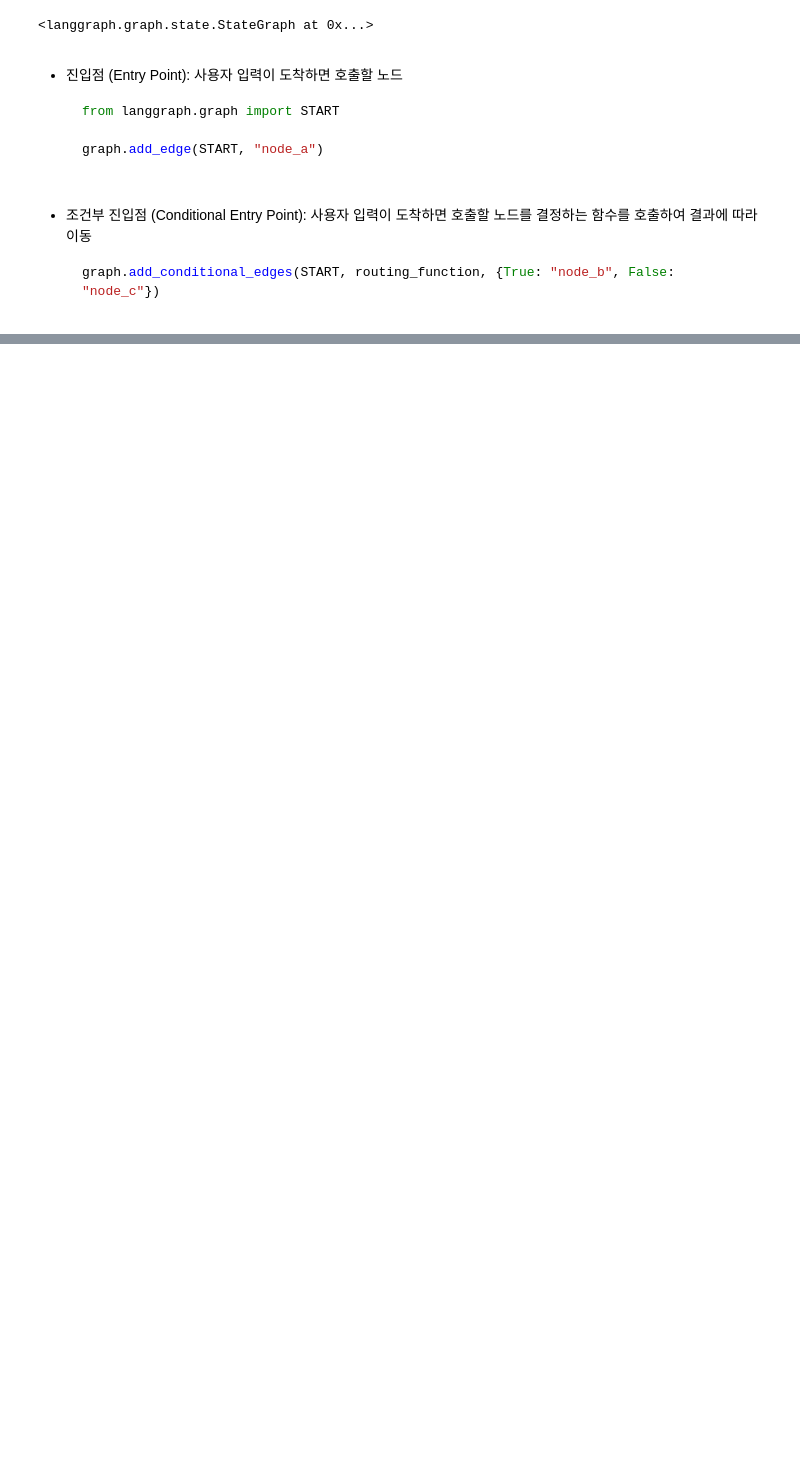
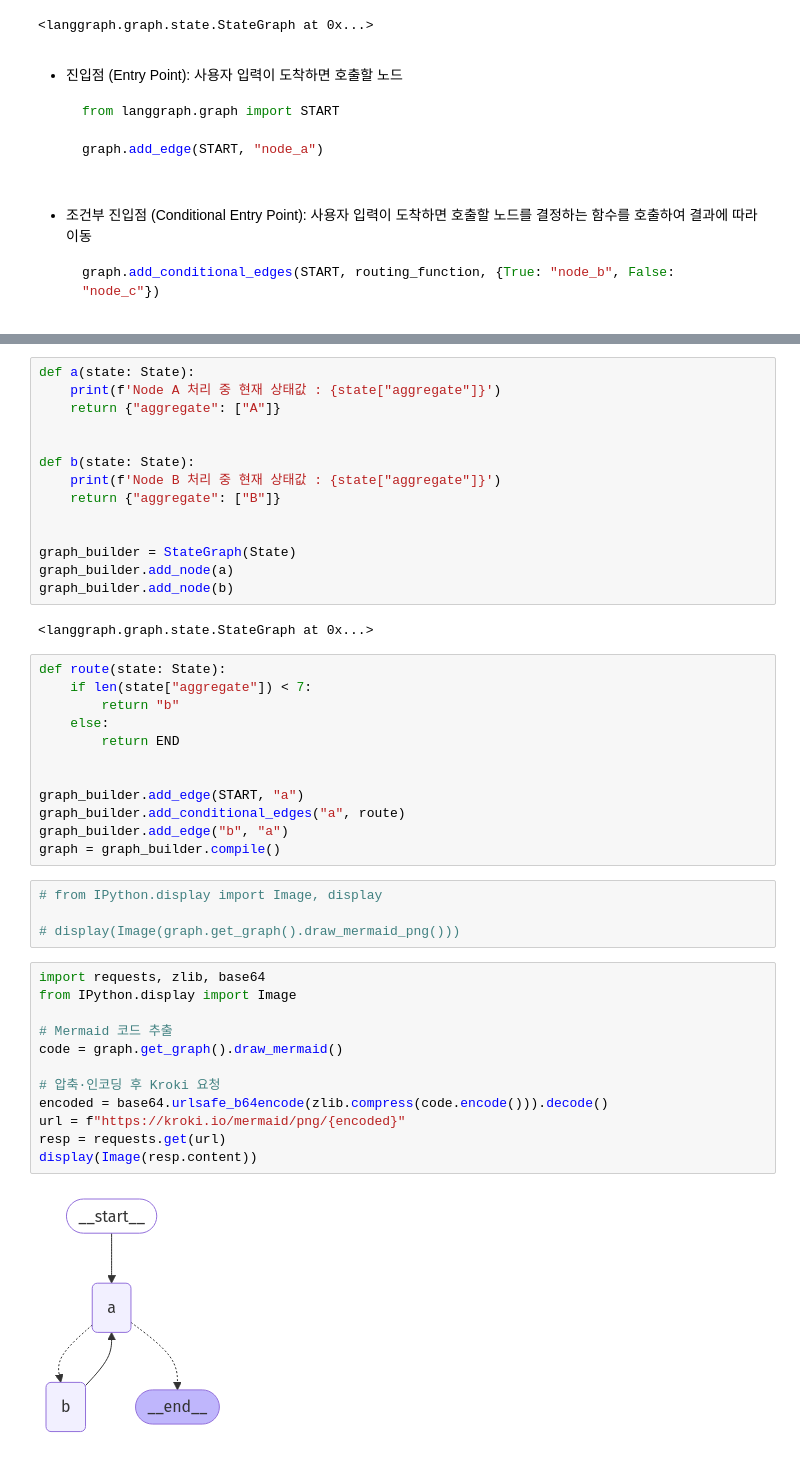
Before and after one commit to khjsla/AI_Agent, a Jupyter notebook: ch2/basic.ipynb, the cells around one changed output, grey strips where cells are left out. Drawn from its saved outputs; the diff is of its cells as text; blank space fills up the shorter version.

```diff
--- a/ch2/basic.ipynb
+++ b/ch2/basic.ipynb
@@ -307,0 +561,46 @@ router_builder.add_conditional_edges("node_a", routing_function, {True: "node_b"
+# %%
+def a(state: State):
+    print(f'Node A 처리 중 현재 상태값 : {state["aggregate"]}')
+    return {"aggregate": ["A"]}
+
+
+def b(state: State):
+    print(f'Node B 처리 중 현재 상태값 : {state["aggregate"]}')
+    return {"aggregate": ["B"]}
+
+
+graph_builder = StateGraph(State)
+graph_builder.add_node(a)
+graph_builder.add_node(b)
+# %% [output]
+<langgraph.graph.state.StateGraph at 0x...>
+# %%
+def route(state: State):
+    if len(state["aggregate"]) < 7:
+        return "b"
+    else:
+        return END
+
+
+graph_builder.add_edge(START, "a")
+graph_builder.add_conditional_edges("a", route)
+graph_builder.add_edge("b", "a")
+graph = graph_builder.compile()
+# %%
+# from IPython.display import Image, display
+
+# display(Image(graph.get_graph().draw_mermaid_png()))
+# %%
+import requests, zlib, base64
+from IPython.display import Image
+
+# Mermaid 코드 추출
+code = graph.get_graph().draw_mermaid()
+
+# 압축·인코딩 후 Kroki 요청
+encoded = base64.urlsafe_b64encode(zlib.compress(code.encode())).decode()
+url = f"https://kroki.io/mermaid/png/{encoded}"
+resp = requests.get(url)
+display(Image(resp.content))
+# %% [output]
+[figure, added]
```
Also changed, not shown: parts of 53 cells of this notebook, 5 other files.
